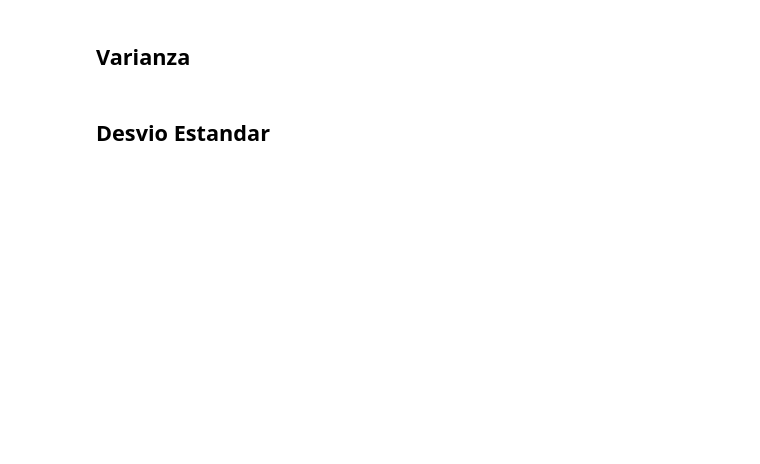
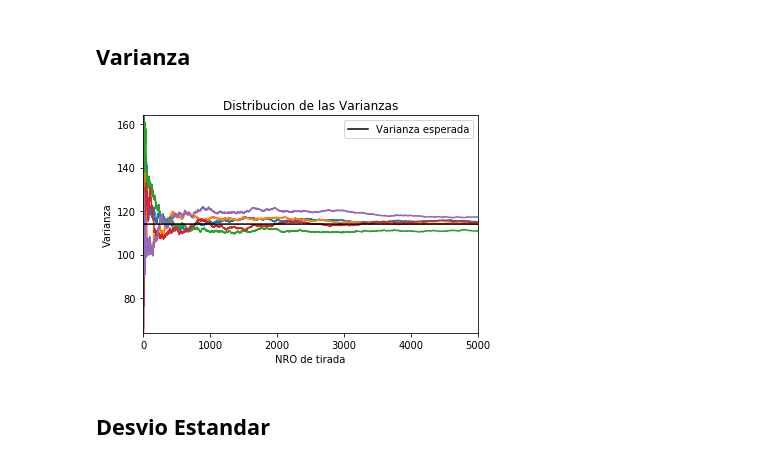
Before and after one commit to alejaz92/facultad, a Jupyter notebook: TP1 - Ruleta.ipynb, the cells around one changed output. Cells and saved outputs as stored; diff of their text form; code cells hidden in the pictures; blank space fills up the shorter version.

```diff
--- a/TP1 - Ruleta.ipynb
+++ b/TP1 - Ruleta.ipynb
@@ -110,4 +92,43 @@ plt.show()
 # %% [markdown]
 ## Varianza
+# %%
+tm = 5000               # Tamaño de la muestra
+ex = 5                  # cantidad de experimentos
+vi = 0                  # valor inicial ruleta
+vf = 36                 # valor final ruleta
+
+# Experimentacion
+for i in range(ex):    # Bucle para cada experimento
+
+    arr_nro = []
+    arr_var = []
+
+    for tir in range(1, tm + 1):
+        nro_random = np.random.randint(vi, vf + 1)
+        arr_nro.append(nro_random)
+        var = np.var(arr_nro)
+        arr_var.append(var)
+    plt.plot(arr_var)
+
+# Varianza teorica
+arr_vt = []
+for idx in range(vi, vf + 1):
+    arr_vt.append(idx)
+vt = np.var(arr_vt) # valor varianza teorica
+
+arr_vtgraf = []
+for i in range(tm):
+    arr_vtgraf.append(vt)
+plt.plot(arr_vtgraf, color= "black", label= "Varianza esperada")
+
+# a continuacion detalles adicionales de graficacion
+plt.axis([0, tm, vt - 50, vt + 50])
+plt.title("Distribucion de las Varianzas")
+plt.xlabel("NRO de tirada")
+plt.ylabel("Varianza")
+plt.legend(loc="upper right")
+plt.show()
+# %% [output]
+[figure, added]
 # %% [markdown]
 ## Desvio Estandar
```
Also changed, not shown: parts of 8 cells of this notebook, 1 other file.
